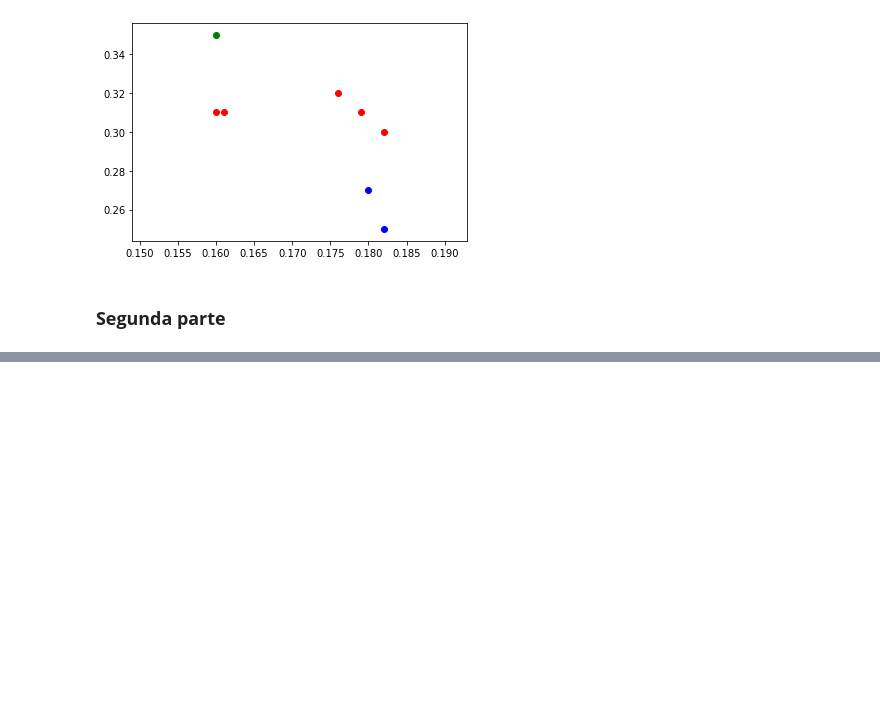
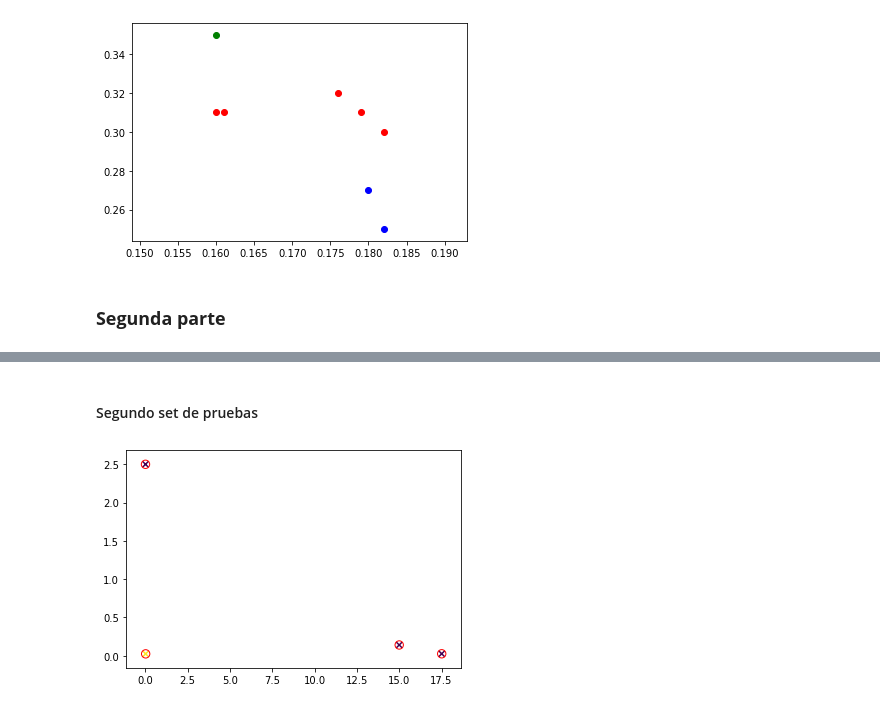
Before and after one commit to estuardozapeta/Statistical-Learning-II-Practica-1, a Jupyter notebook: Practica 1.ipynb, the cells around one changed output, grey strips where cells are left out. Cells and saved outputs as stored; diff of their text form; code cells hidden in the pictures; blank space fills up the shorter version.

```diff
--- a/Practica 1.ipynb
+++ b/Practica 1.ipynb
@@ -260,0 +302,10 @@ estatura
+# %% [markdown]
+#### Segundo set de pruebas
+# %%
+p = multivariate_gaussian(x_test_2,mu,sigma)
+plt.scatter(x_test_2.iloc[:,0],x_test_2.iloc[:,1],marker="x",c=p,cmap='viridis')
+outliers = np.nonzero(p<epsilon)[0]
+
+plt.scatter(x_test_2.iloc[outliers,0],x_test_2.iloc[outliers,1],marker="o",facecolor="none",edgecolor="r",s=70);
+# %% [output]
+[figure, added]
```
Also changed, not shown: parts of 10 cells of this notebook.
